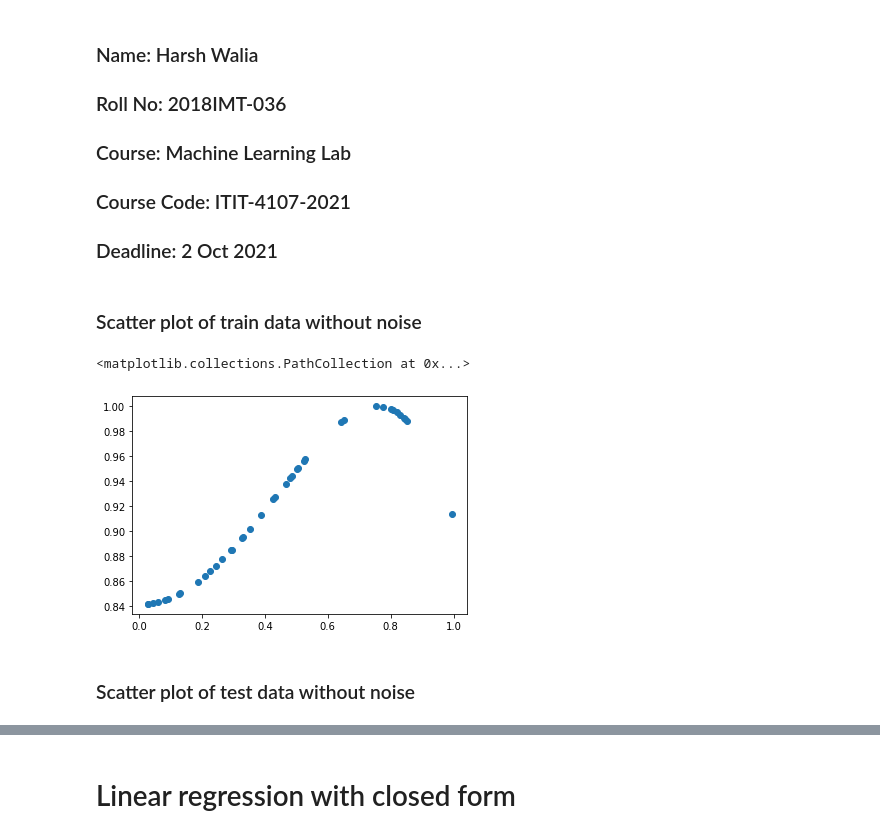
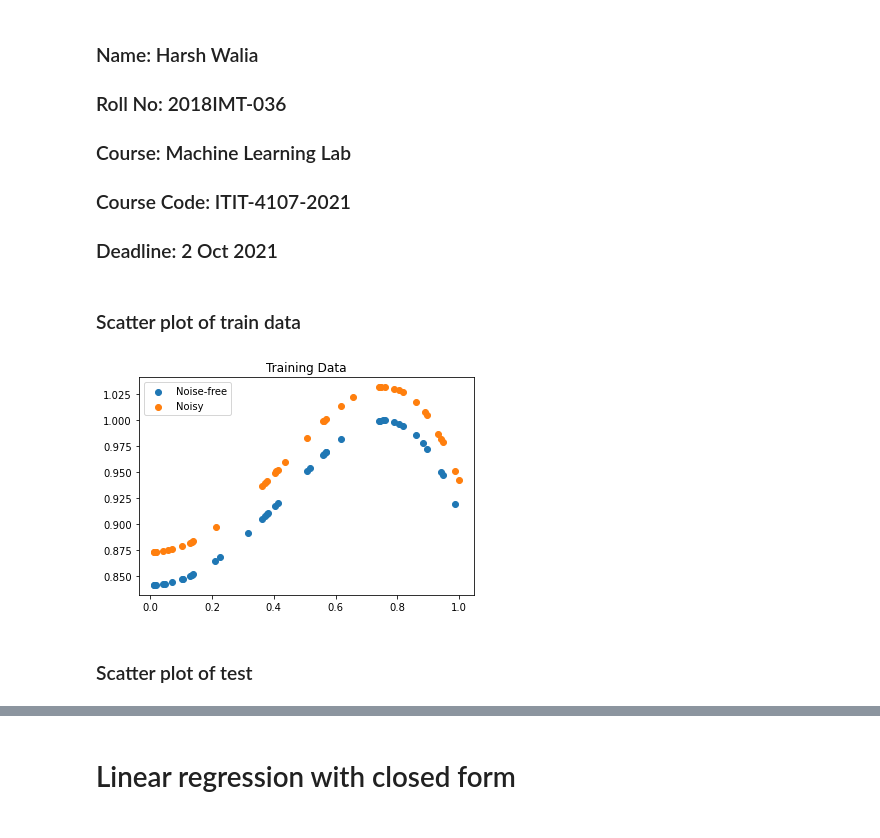
Before and after one commit to harshwalia36/ITIT-4103-2021, a Jupyter notebook: 2018IMT-036-Assignment-3.ipynb, the cells around one changed output, grey strips where cells are left out. Drawn from its saved outputs; the diff is of its cells as text; code cells hidden in the pictures.

```diff
--- a/2018IMT-036-Assignment-3.ipynb
+++ b/2018IMT-036-Assignment-3.ipynb
@@ -28,11 +28,14 @@ x_test=x_test.reshape(x_test.shape[0],1)
 x_train_n=x_train_n.reshape(x_train_n.shape[0],1)
 x_test_n=x_test_n.reshape(x_test_n.shape[0],1)
 # %% [markdown]
-### Scatter plot of train data without noise
+### Scatter plot of train data
-# %%
-plt.scatter(x_train,y_train)
-# %% [output]
-<matplotlib.collections.PathCollection at 0x...>
-[figure, removed]
+# %%
+plt.title('Training Data')
+plt.scatter(x_train,y_train,label = "Noise-free")
+plt.scatter(x_train_n,y_train_n,label = "Noisy")
+plt.legend()
+plt.show()
+# %% [output]
+[figure, added]
 # %% [markdown]
-### Scatter plot of test data without noise
+### Scatter plot of test
```
Also changed, not shown: parts of 6 cells of this notebook.
